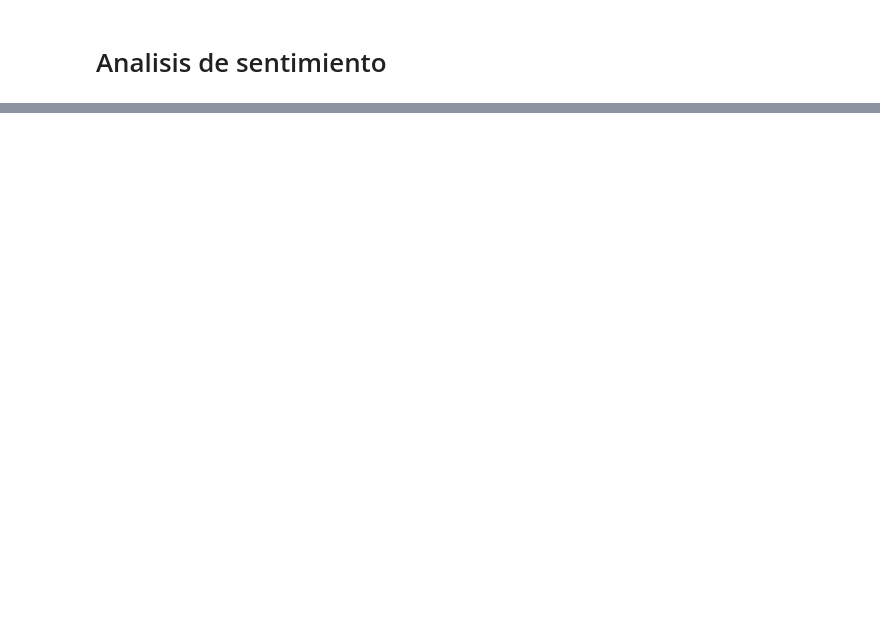
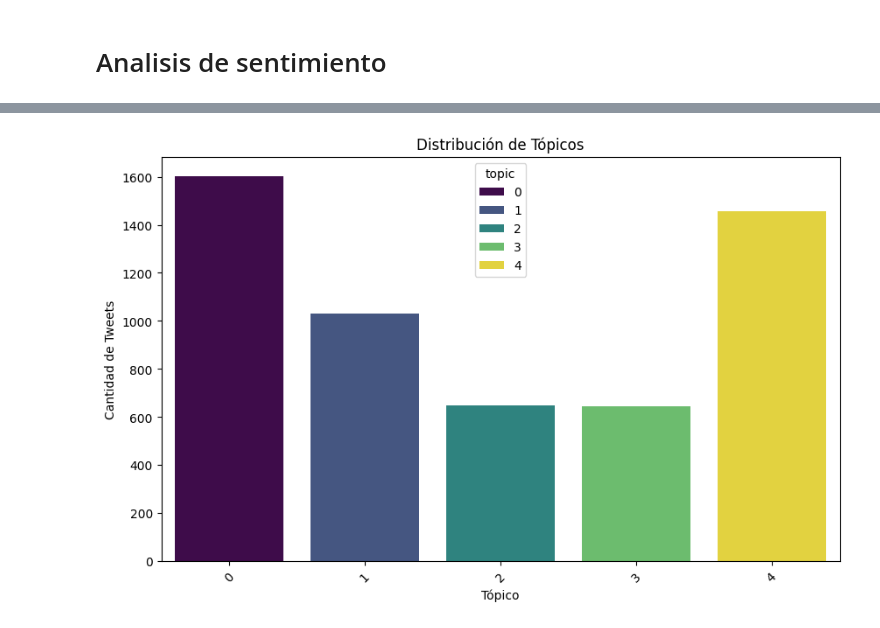
Before and after one commit to emiliosolanoo21/SocialMedia_Analysis, a Jupyter notebook: SocialMedia_Analysis.ipynb, the cells around one changed output, grey strips where cells are left out. Saved outputs shown, nothing was run; the diff lists cells and outputs as text; code cells hidden in the pictures; blank space fills up the shorter version.

```diff
--- a/SocialMedia_Analysis.ipynb
+++ b/SocialMedia_Analysis.ipynb
@@ -773,0 +871,13 @@ plt.show()
+# %%
+from gensim.models import LdaModel
+
+# Número de tópicos a identificar
+num_topics = 5
+
+# Entrenar el modelo LDA
+lda_model = LdaModel(corpus, num_topics=num_topics, id2word=dictionary, passes=15)
+
+# Imprimir los temas
+topics = lda_model.print_topics(num_words=5)
+for topic in topics:
+    print(topic)
@@ -773,0 +890,12 @@ plt.show()
+# %%
+def get_dominant_topic(text):
+    bow = dictionary.doc2bow(text)
+    topic_distribution = lda_model.get_document_topics(bow)
+    return max(topic_distribution, key=lambda x: x[1])[0]
+
+# Obtener el tema dominante para cada tweet
+bernydf['dominant_topic'] = bernydf['tokens'].apply(get_dominant_topic)
+
+# Agrupar por usuario para ver la distribución de temas
+topic_distribution = bernydf.groupby(['user', 'dominant_topic']).size().reset_index(name='counts')
+print(topic_distribution)
@@ -773,0 +920,18 @@ plt.show()
+# %%
+import matplotlib.pyplot as plt
+import seaborn as sns
+
+# Contar la frecuencia de cada tema
+topic_counts = bernydf['dominant_topic'].value_counts().reset_index()
+topic_counts.columns = ['topic', 'count']
+
+# Gráfico de barras
+plt.figure(figsize=(10, 6))
+sns.barplot(data=topic_counts, x='topic', y='count', palette='viridis', hue='topic')
+plt.title('Distribución de Tópicos')
+plt.xlabel('Tópico')
+plt.ylabel('Cantidad de Tweets')
+plt.xticks(rotation=45)
+plt.show()
+# %% [output]
+[figure, added]
```
Also changed, not shown: parts of 37 cells of this notebook.
